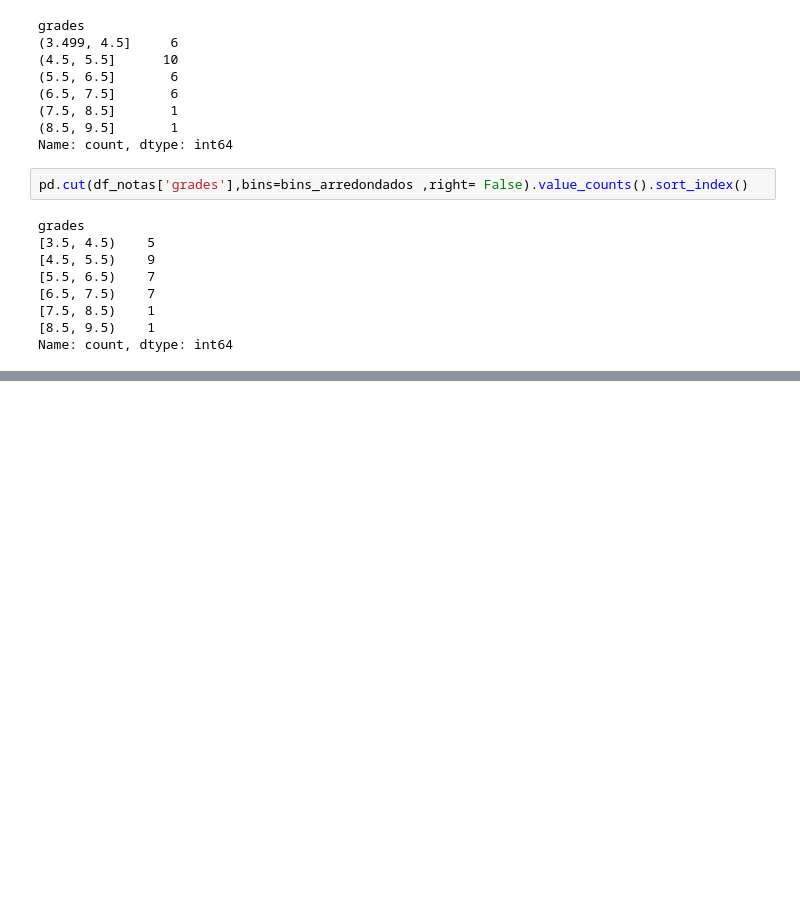
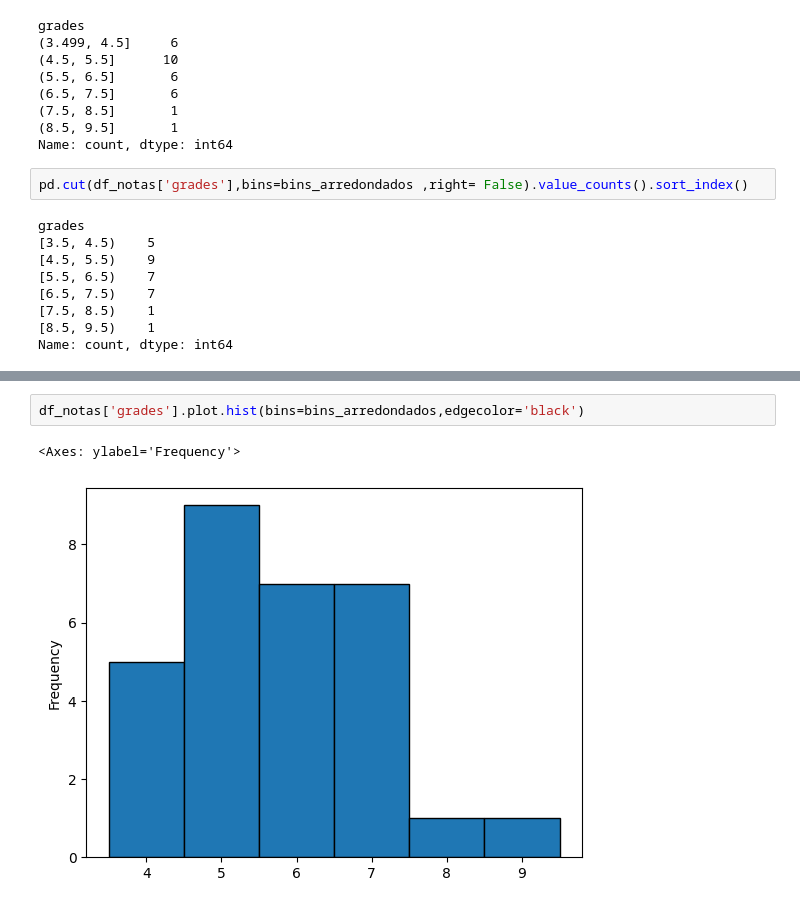
Before and after one commit to kiwsley/ciencia_de_dados, a Jupyter notebook: estatisticas/estatistica_descritiva_univariada_quanti_quali_ideia_intervalo.ipynb, the cells around one changed output, grey strips where cells are left out. Cells and saved outputs as stored; diff of their text form; blank space fills up the shorter version.

```diff
--- a/estatisticas/estatistica_descritiva_univariada_quanti_quali_ideia_intervalo.ipynb
+++ b/estatisticas/estatistica_descritiva_univariada_quanti_quali_ideia_intervalo.ipynb
@@ -275,0 +289,5 @@ df_notas_intervalos
+# %%
+df_notas['grades'].plot.hist(bins=bins_arredondados,edgecolor='black')
+# %% [output]
+<Axes: ylabel='Frequency'>
+[figure, added]
```
Also changed, not shown: parts of 6 cells of this notebook, 2 other files.
